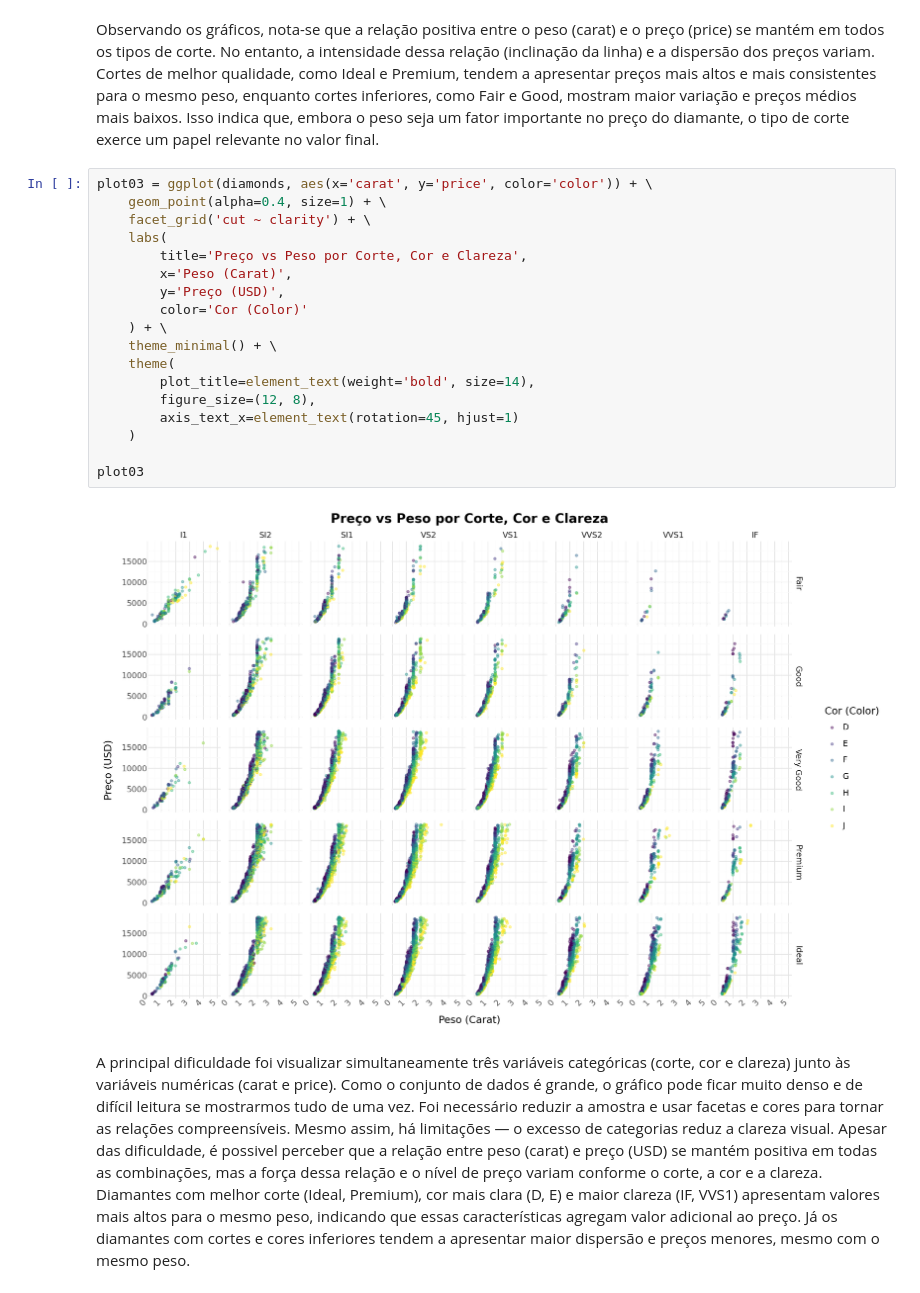
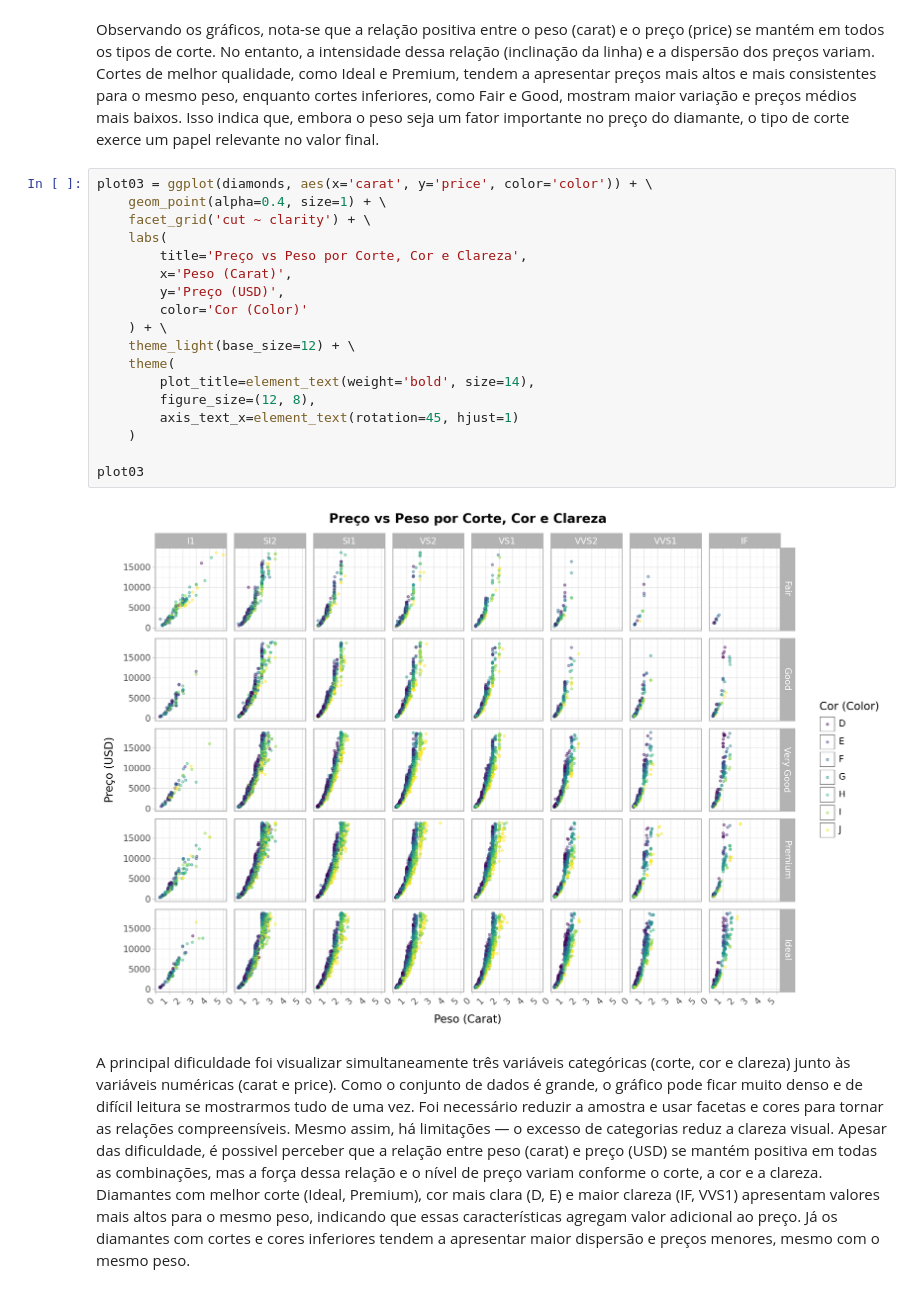
Before and after one commit to rafaelgaribalde/ManipulacaoBancoDados, a Jupyter notebook: Desafio_14/Desafio_14.ipynb, the cells around one changed output. Drawn from its saved outputs; the diff is of its cells as text.

```diff
--- a/Desafio_14/Desafio_14.ipynb
+++ b/Desafio_14/Desafio_14.ipynb
@@ -64,21 +64,21 @@ Observando os gráficos, nota-se que a relação positiva entre o peso (carat) e
 # %%
 plot03 = ggplot(diamonds, aes(x='carat', y='price', color='color')) + \
     geom_point(alpha=0.4, size=1) + \
     facet_grid('cut ~ clarity') + \
     labs(
         title='Preço vs Peso por Corte, Cor e Clareza',
         x='Peso (Carat)',
         y='Preço (USD)',
         color='Cor (Color)'
     ) + \
-    theme_minimal() + \
+    theme_light(base_size=12) + \
     theme(
         plot_title=element_text(weight='bold', size=14),
         figure_size=(12, 8),
         axis_text_x=element_text(rotation=45, hjust=1)
     )
 
 plot03
 # %% [output]
-[figure, old version]
+[figure, new version]
 # %% [markdown]
```
Also changed, not shown: parts of 3 cells of this notebook, 1 other file.
